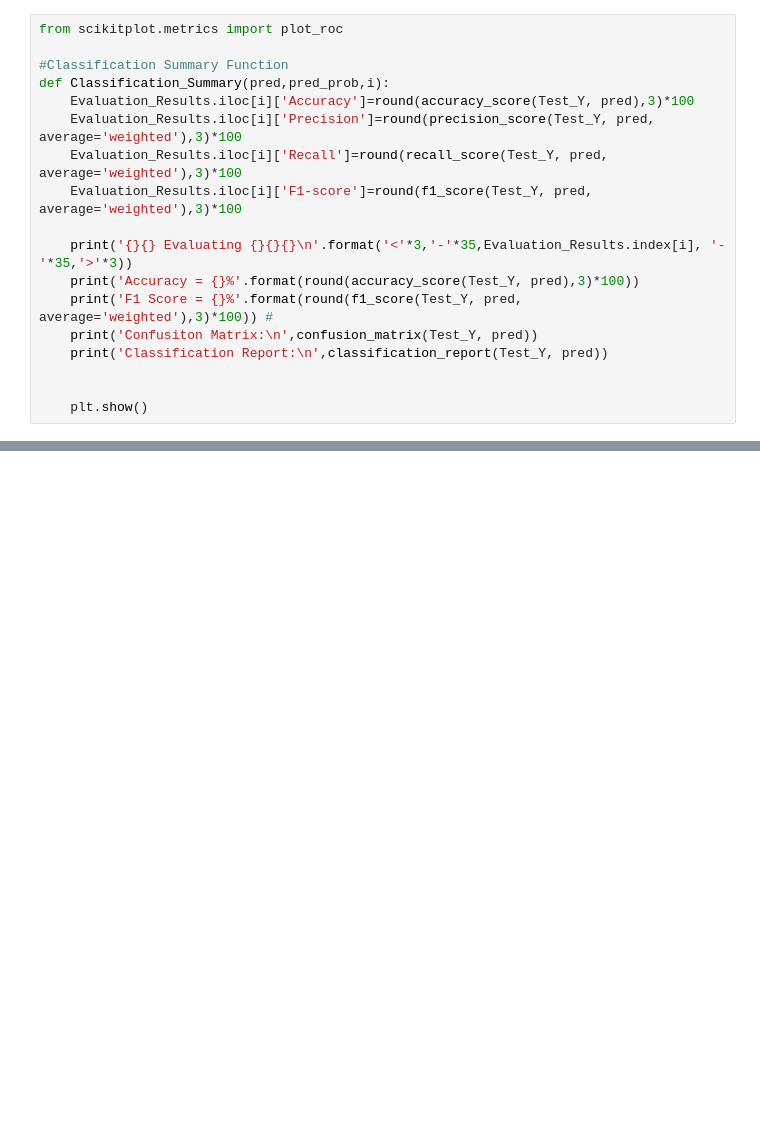
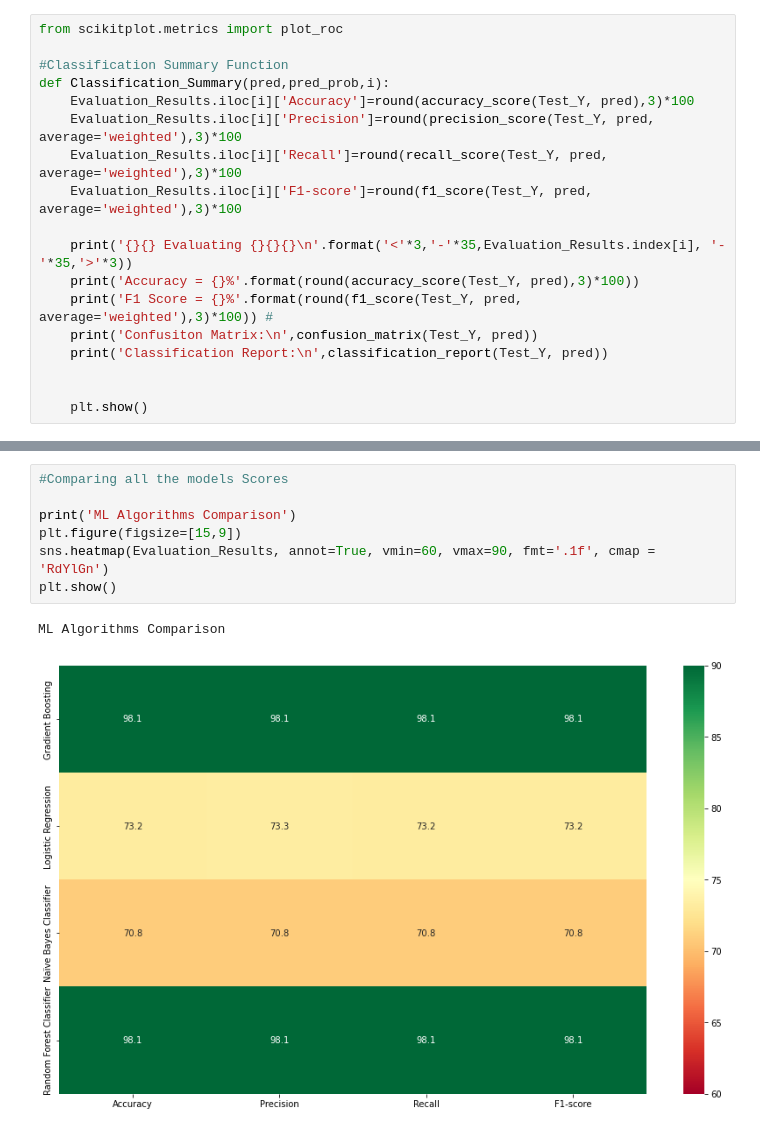
Before and after one commit to UtpalPatel0055/DiabetesPrediction, a Jupyter notebook: Main.ipynb, the cells around one changed output, grey strips where cells are left out. Saved outputs shown, nothing was run; the diff lists cells and outputs as text; blank space fills up the shorter version.

```diff
--- a/Main.ipynb
+++ b/Main.ipynb
@@ -378,0 +379,10 @@ weighted avg       0.70      0.70      0.70       527
+# %%
+#Comparing all the models Scores
+
+print('ML Algorithms Comparison')
+plt.figure(figsize=[15,9])
+sns.heatmap(Evaluation_Results, annot=True, vmin=60, vmax=90, fmt='.1f', cmap = 'RdYlGn')
+plt.show()
+# %% [output]
+ML Algorithms Comparison
+[figure, added]
```
Also changed, not shown: parts of 5 cells of this notebook.
